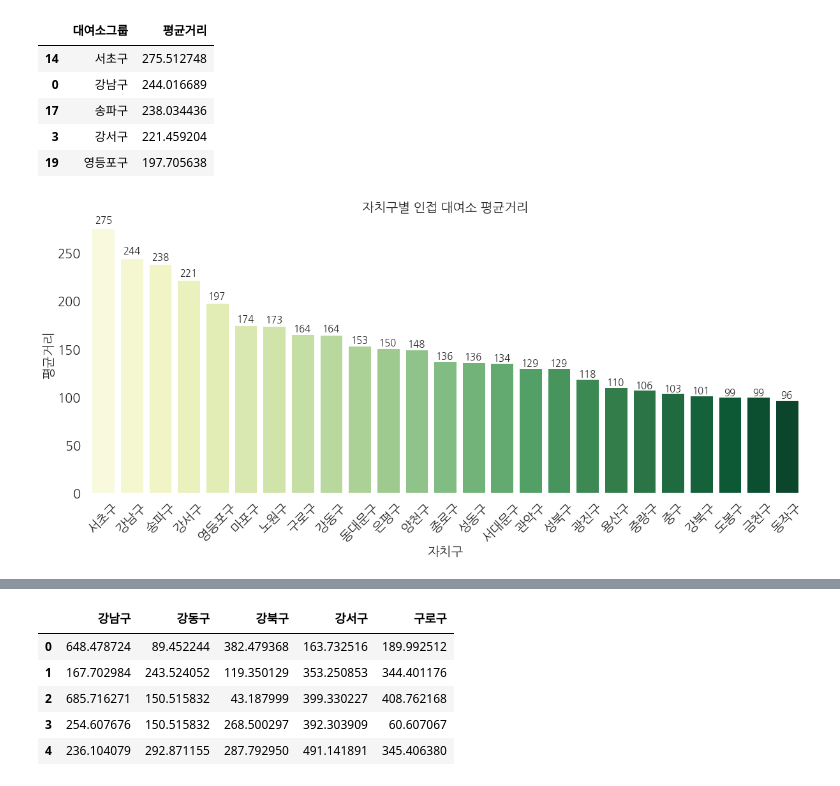
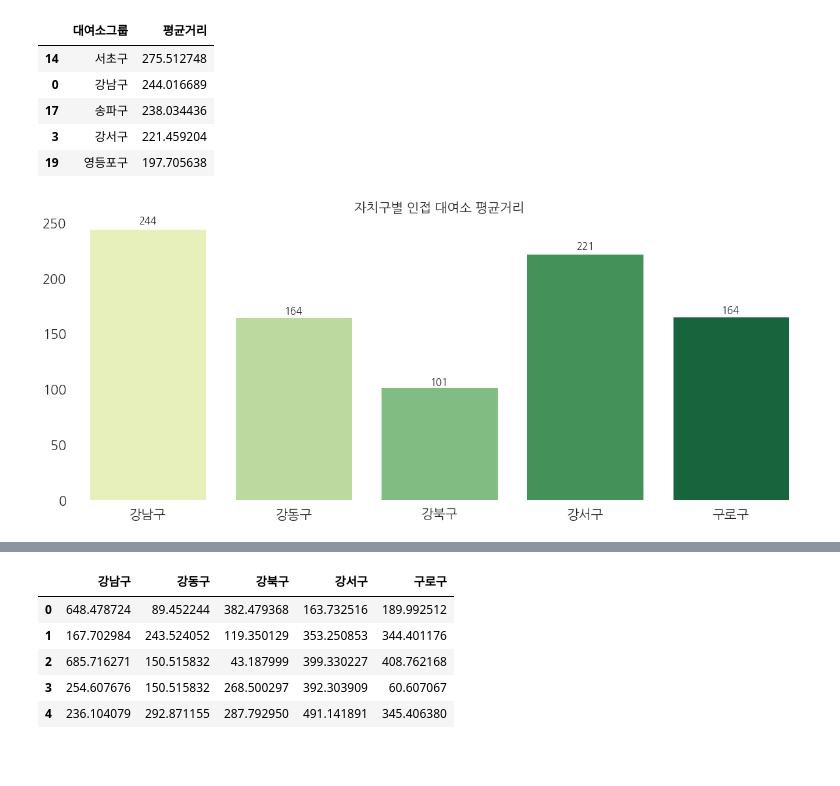
Before and after one commit to ihobbang250/custom_repo, a Jupyter notebook: main2.ipynb, the cells around one changed output, grey strips where cells are left out. Saved outputs shown, nothing was run; the diff lists cells and outputs as text; code cells hidden in the pictures; blank space fills up the shorter version.

```diff
--- a/main2.ipynb
+++ b/main2.ipynb
@@ -279,22 +279,28 @@ avg_dist.head()
 | 17 | 송파구 | 238.034436 |
 | 3 | 강서구 | 221.459204 |
 | 19 | 영등포구 | 197.705638 |
+# %%
+a_location1 = pd.concat([avg_dist[avg_dist['대여소그룹'] == i] for i in location_list1])
+a_location2 = pd.concat([avg_dist[avg_dist['대여소그룹'] == i] for i in location_list2])
+a_location3 = pd.concat([avg_dist[avg_dist['대여소그룹'] == i] for i in location_list3])
+a_location4 = pd.concat([avg_dist[avg_dist['대여소그룹'] == i] for i in location_list4])
+a_location5 = pd.concat([avg_dist[avg_dist['대여소그룹'] == i] for i in location_list5])
 # %%
 #평균거리 시각화
 plt.figure(figsize = (20, 8))
-ax1 = sns.barplot(data = avg_dist, x = '대여소그룹', y = '평균거리', palette = 'YlGn')
+ax1 = sns.barplot(data = a_location1, x = '대여소그룹', y = '평균거리', palette = 'YlGn')
 
 for p in ax1.patches:
     height = p.get_height()
     ax1.text(p.get_x() + p.get_width() / 2, height * 1.02, '%d'%(height), ha = 'center', size = 15)
 
 #폰트 및 x축 y축 표시 조정
-ax1.set_xticklabels(ax1.get_xticklabels(),rotation = 45, size = 20)
-plt.xlabel('자치구', fontsize = 20)
-plt.ylabel('평균거리', fontsize = 20)
+ax1.set_xticklabels(ax1.get_xticklabels(), size = 20)
+plt.ylabel('')
 plt.yticks(fontsize = 20)
+plt.xlabel('')
 plt.title('자치구별 인접 대여소 평균거리' , size = 20)
 plt.box(False)
 plt.show()
 # %% [output]
-[figure, old version]
+[figure, new version]
```
Also changed, not shown: parts of 10 cells of this notebook.
